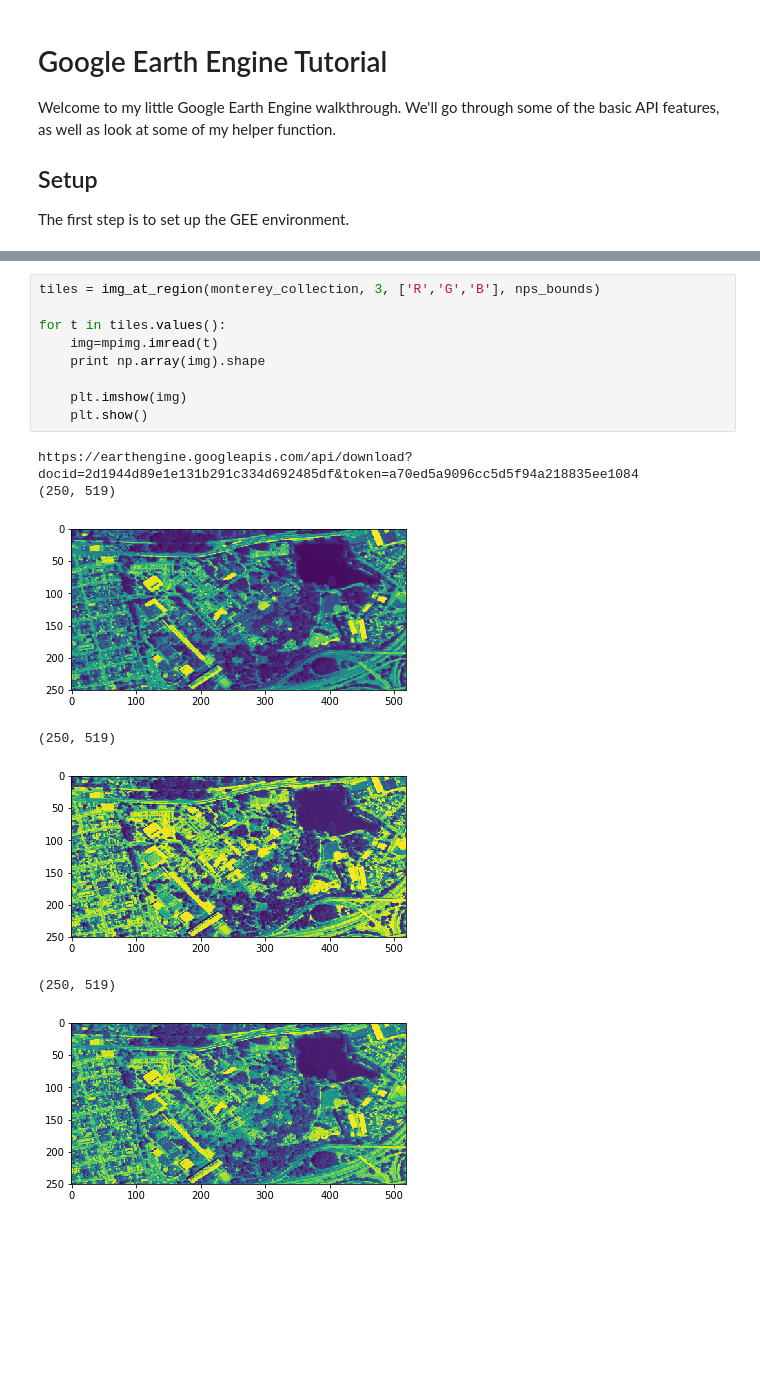
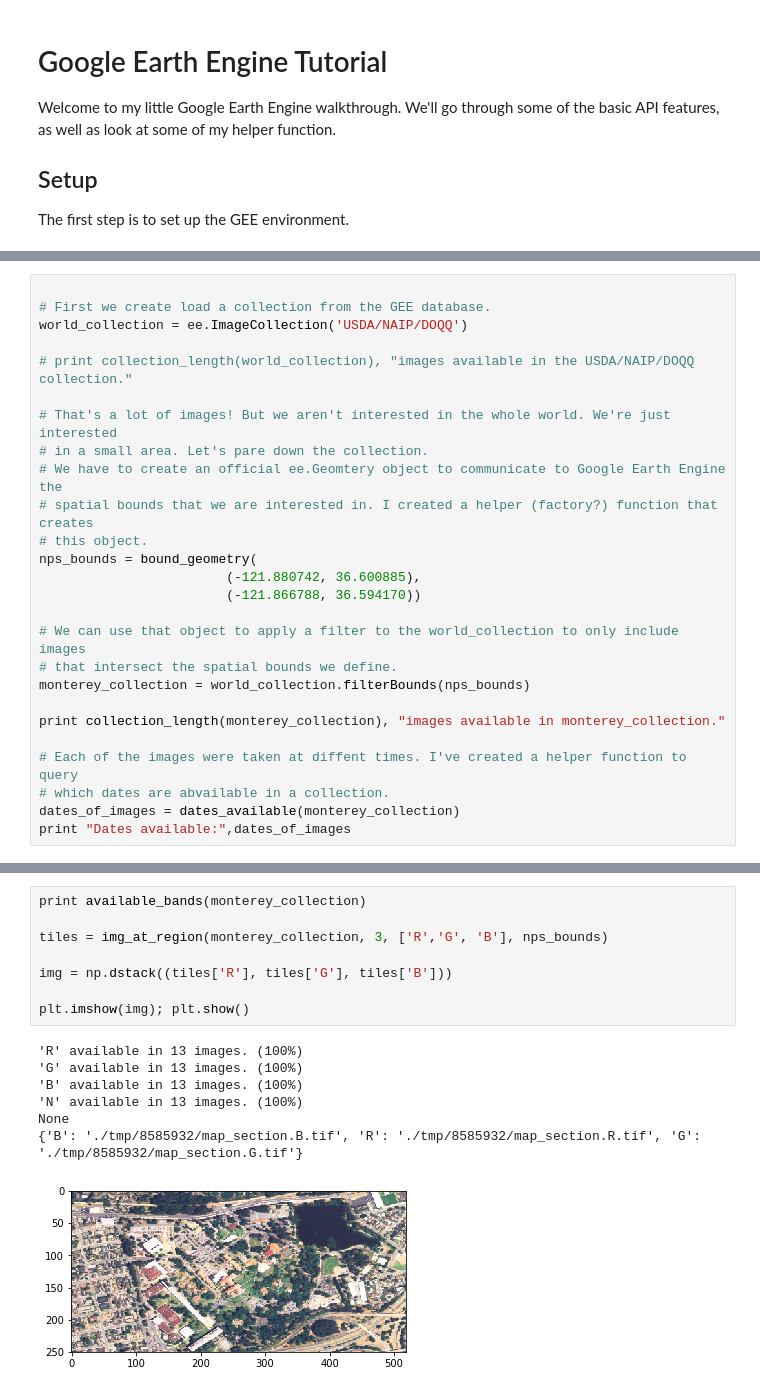
Before and after one commit to jldowns/google_earth_engine_notebook, a Jupyter notebook: notebook/hello_ge.ipynb, the cells around one changed output, grey strips where cells are left out. Drawn from its saved outputs; the diff is of its cells as text; blank space fills up the shorter version.

```diff
--- a/notebook/hello_ge.ipynb
+++ b/notebook/hello_ge.ipynb
@@ -72,0 +41,26 @@ The autoreload extension is already loaded. To reload it, use:
+# %%
+
+# First we create load a collection from the GEE database.
+world_collection = ee.ImageCollection('USDA/NAIP/DOQQ')
+
+# print collection_length(world_collection), "images available in the USDA/NAIP/DOQQ collection."
+
+# That's a lot of images! But we aren't interested in the whole world. We're just interested
+# in a small area. Let's pare down the collection.
+# We have to create an official ee.Geomtery object to communicate to Google Earth Engine the
+# spatial bounds that we are interested in. I created a helper (factory?) function that creates
+# this object.
+nps_bounds = bound_geometry(
+                        (-121.880742, 36.600885),
+                        (-121.866788, 36.594170))
+
+# We can use that object to apply a filter to the world_collection to only include images
+# that intersect the spatial bounds we define.
+monterey_collection = world_collection.filterBounds(nps_bounds)
+
+print collection_length(monterey_collection), "images available in monterey_collection."
+
+# Each of the images were taken at diffent times. I've created a helper function to query
+# which dates are abvailable in a collection.
+dates_of_images = dates_available(monterey_collection)
+print "Dates available:",dates_of_images
@@ -73,17 +116,16 @@ The autoreload extension is already loaded. To reload it, use:
 # %%
-tiles = img_at_region(monterey_collection, 3, ['R','G','B'], nps_bounds)
+print available_bands(monterey_collection)
 
-for t in tiles.values():
-    img=mpimg.imread(t)
-    print np.array(img).shape
+tiles = img_at_region(monterey_collection, 3, ['R','G', 'B'], nps_bounds)
 
-    plt.imshow(img)
-    plt.show()
+img = np.dstack((tiles['R'], tiles['G'], tiles['B']))
+
+plt.imshow(img); plt.show()
 # %% [output]
-https://earthengine.googleapis.com/api/download?docid=2d1944d89e1e131b291c334d692485df&token=a70ed5a9096cc5d5f94a218835ee1084
-(250, 519)
+'R' available in 13 images. (100%)
+'G' available in 13 images. (100%)
+'B' available in 13 images. (100%)
+'N' available in 13 images. (100%)
+None
+{'B': './tmp/8585932/map_section.B.tif', 'R': './tmp/8585932/map_section.R.tif', 'G': './tmp/8585932/map_section.G.tif'}
-[figure, old version]
+[figure, new version]
-(250, 519)
-[figure, removed]
-(250, 519)
-[figure, removed]
```
Also changed, not shown: parts of 5 cells of this notebook, 1 other file.
